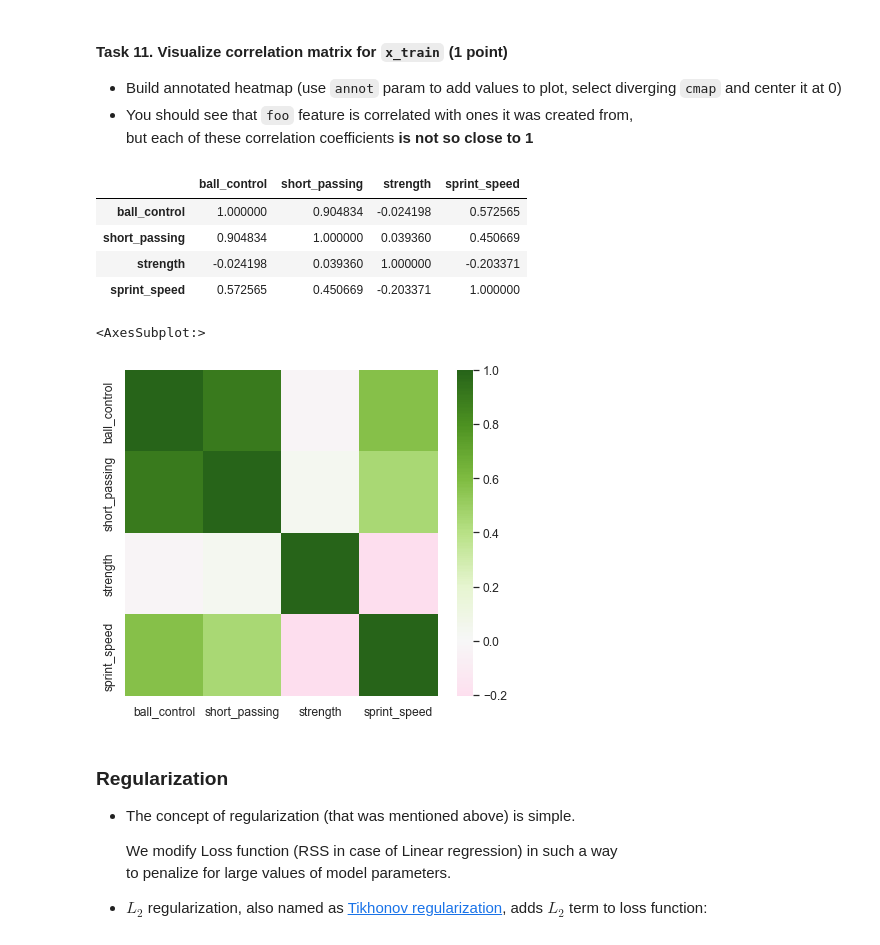
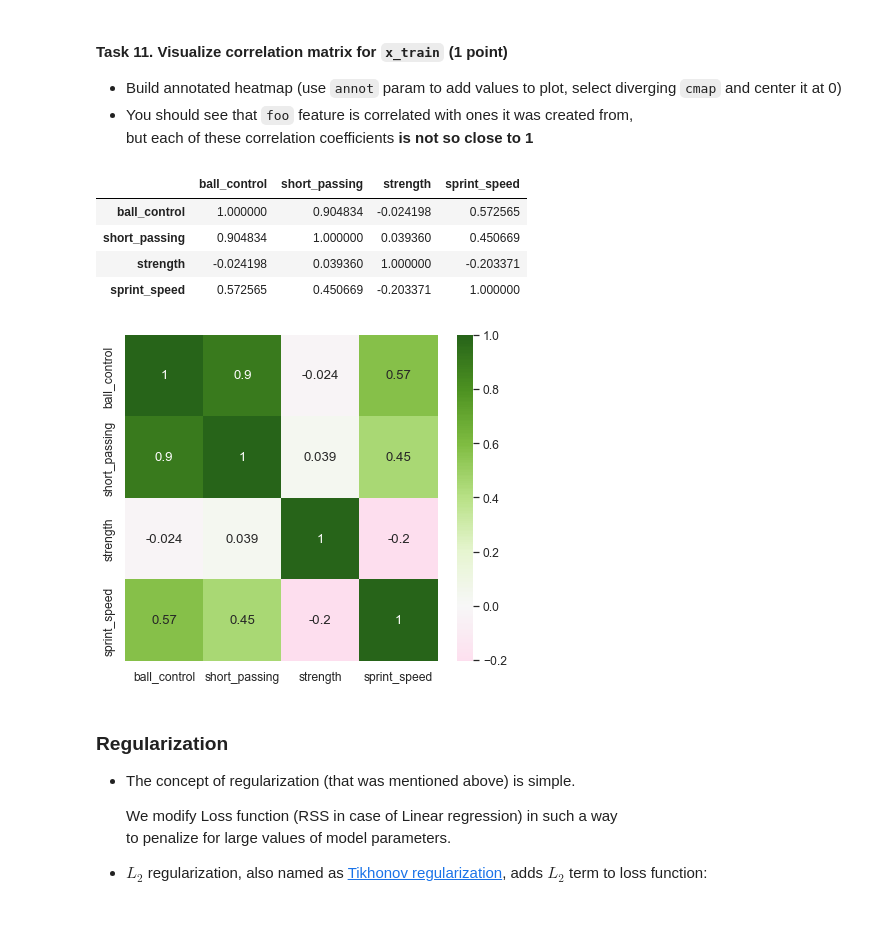
Before and after one commit to KateChubarova/ml-intro, a Jupyter notebook: 3_linear_regression/linear_regression.ipynb, the cells around one changed output. Cells and saved outputs as stored; diff of their text form; code cells hidden in the pictures.

```diff
--- a/3_linear_regression/linear_regression.ipynb
+++ b/3_linear_regression/linear_regression.ipynb
@@ -1370,17 +1370,15 @@ l2_norm(model.coef_)
 # %%
 # your code here
 correlation_matrix = pd.DataFrame.corr(x_train)
 display(correlation_matrix)
-ax.set(title = "Enter your title")
-sns.heatmap(center=0, data=correlation_matrix, cmap='PiYG')
+ax = sns.heatmap(center=0, data=correlation_matrix, cmap='PiYG', annot=True)
 # %% [output]
 |  | ball_control | short_passing | strength | sprint_speed |
 | ball_control | 1.000000 | 0.904834 | -0.024198 | 0.572565 |
 | short_passing | 0.904834 | 1.000000 | 0.039360 | 0.450669 |
 | strength | -0.024198 | 0.039360 | 1.000000 | -0.203371 |
 | sprint_speed | 0.572565 | 0.450669 | -0.203371 | 1.000000 |
-<AxesSubplot:>
-[figure, old version]
+[figure, new version]
 # %% [markdown]
 ### Regularization
 
```
Also changed, not shown: parts of 4 cells of this notebook, 13 other files.
